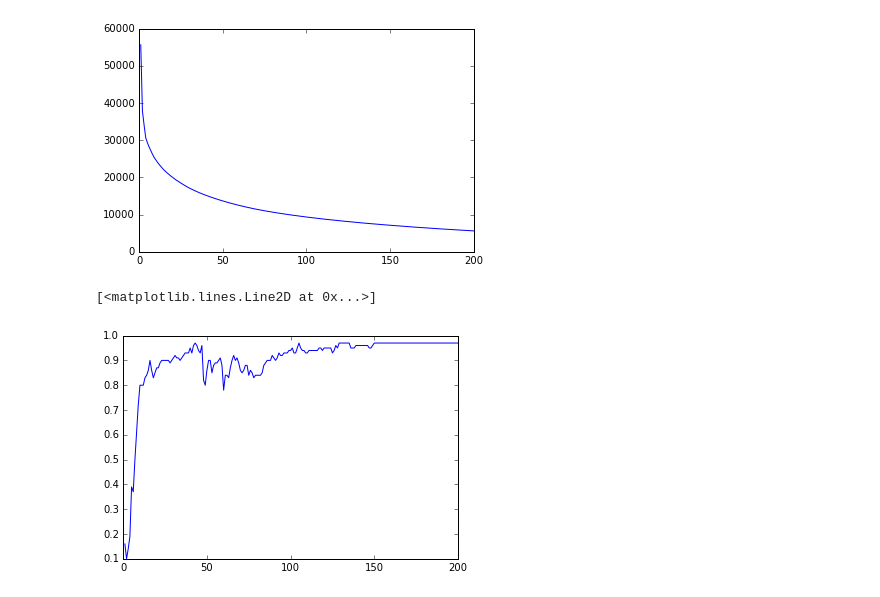
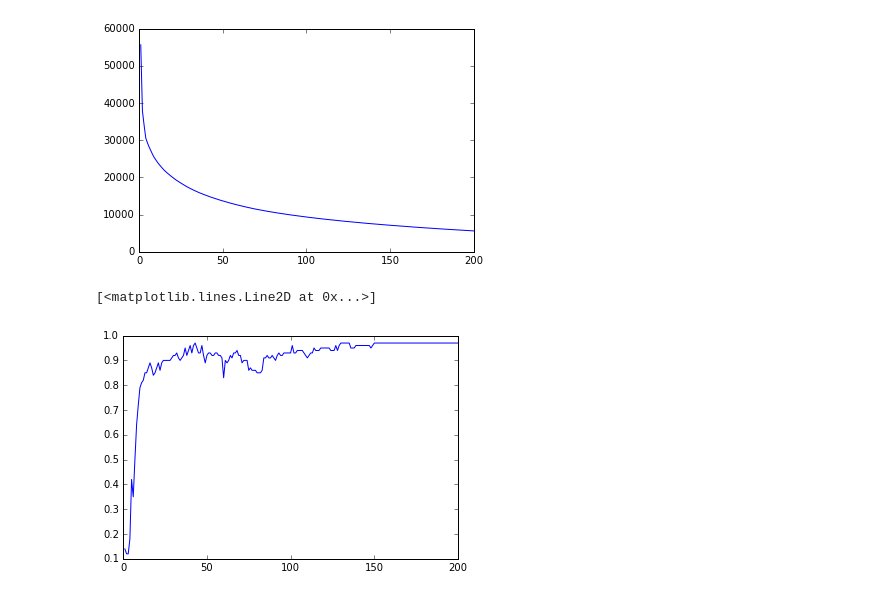
Before and after one commit to bluenight1994/Applied-Machine-Learning, a Jupyter notebook: face_recognition/eigenface.ipynb, the cells around one changed output. Cells and saved outputs as stored; diff of their text form; code cells hidden in the pictures.

```diff
--- a/face_recognition/eigenface.ipynb
+++ b/face_recognition/eigenface.ipynb
@@ -65,25 +67,26 @@ plt.plot(x,y)
 [figure]
 # %%
 # Eigenface Feature F = X*(V[:r,:]).T
-def subtract_avar(X):
-    col_mean = np.mean(X, axis=0)
-    return X - col_mean
+def subtract_avar(X, mean):
+    return X - mean
 
 def r_dimension_feature_matrix(r, X, V):
     F = np.dot(X, (V[:r,:]).T)
     return F
+
 from sklearn import linear_model
-avar = subtract_avar(train_data)
+mean = np.mean(train_data, axis=0)
+avar = subtract_avar(train_data, mean)
 U, S, V = np.linalg.svd(avar, full_matrices=True)
 x, y = [], []
 for i in range(1,201):
-    F_train = r_dimension_feature_matrix(i, subtract_avar(train_data), V)
-    F_test  = r_dimension_feature_matrix(i, subtract_avar(test_data), V)
+    F_train = r_dimension_feature_matrix(i, subtract_avar(train_data, mean), V)
+    F_test  = r_dimension_feature_matrix(i, subtract_avar(test_data, mean), V)
     logistic = linear_model.LogisticRegression()
     logistic.fit(F_train, train_labels)
     x.append(i)
     y.append(logistic.score(F_test, test_labels))
 plt.plot(x,y)
 # %% [output]
 [<matplotlib.lines.Line2D at 0x...>]
-[figure, old version]
+[figure, new version]
```
Also changed, not shown: parts of 5 cells of this notebook.
